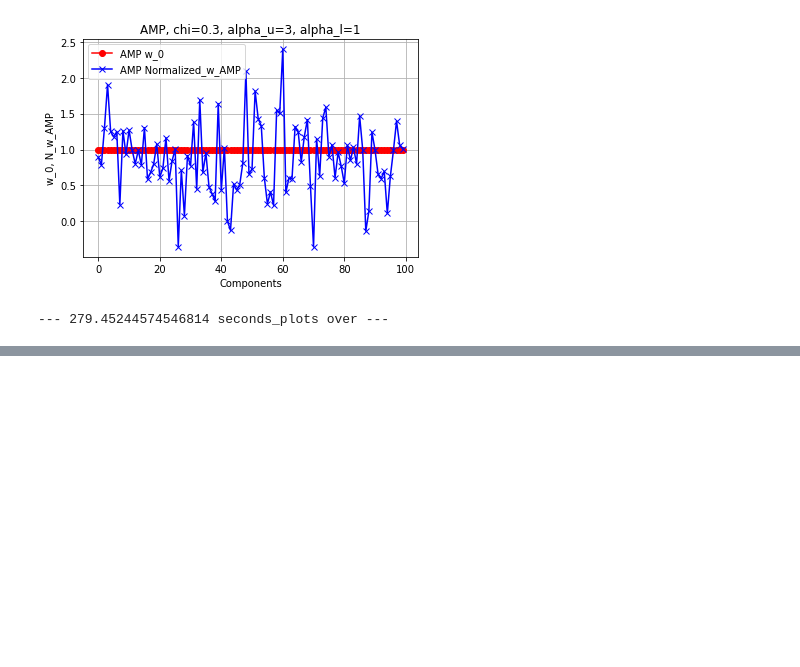
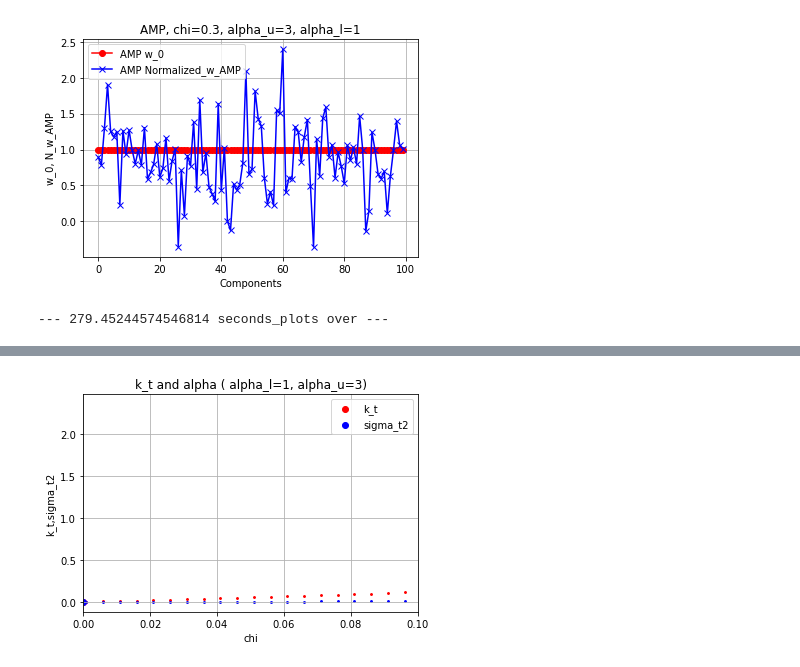
Before and after one commit to guxiaosi/Variational-Bayes, a Jupyter notebook: AMP for Gaussian labeled-unlabeled.ipynb, the cells around one changed output, grey strips where cells are left out. Saved outputs shown, nothing was run; the diff lists cells and outputs as text; code cells hidden in the pictures; blank space fills up the shorter version.

```diff
--- a/AMP for Gaussian labeled-unlabeled.ipynb
+++ b/AMP for Gaussian labeled-unlabeled.ipynb
@@ -411,0 +561,15 @@ print("--- %s seconds_plots over ---" % (time.time() - start_time))
+# %%
+for chi in np.arange(0.001,1,0.005):
+    plt.scatter(chi,se2(1,1.5,chi)[0][-1],c="r",s=3.5)
+    plt.scatter(chi,se2(1,1.5,chi)[1][-1],c="b",s=3.5)
+plt.scatter(0,0,c="r",label="k_t")
+plt.scatter(0,0,c="b",label="sigma_t2")
+plt.title("k_t and alpha ( alpha_l=1, alpha_u=3)")
+plt.ylabel("k_t,sigma_t2")
+plt.xlabel("chi")
+plt.xlim(0,0.1)
+plt.grid()
+plt.legend()
+plt.show()
+# %% [output]
+[figure, added]
```
Also changed, not shown: parts of 123 cells of this notebook.
